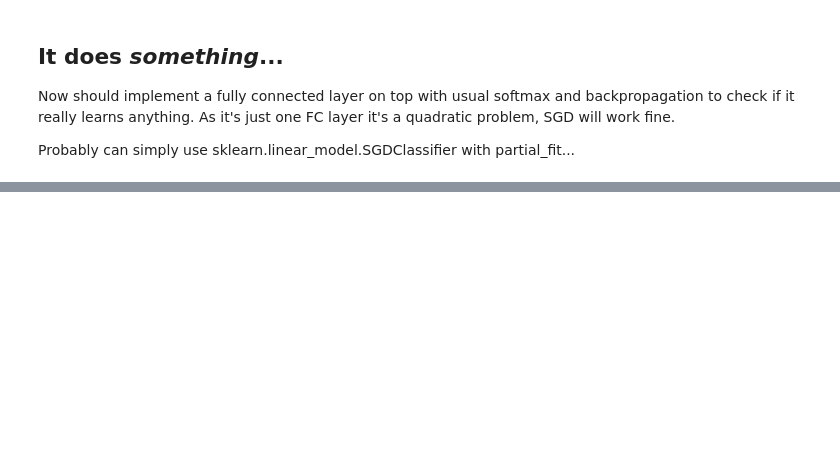
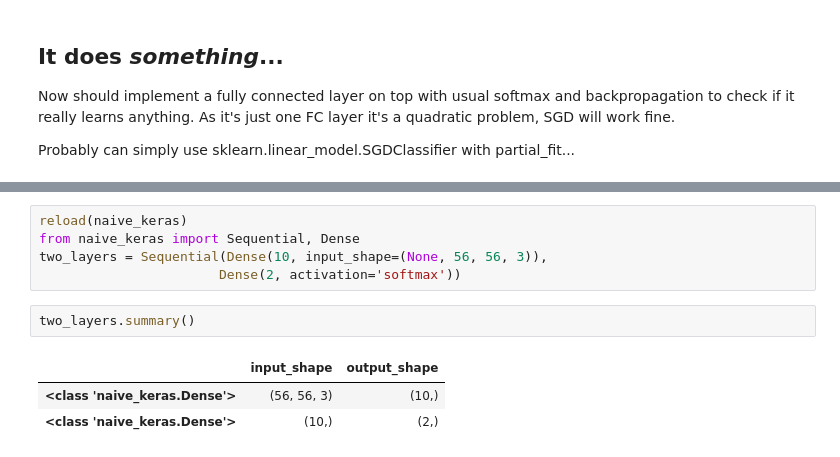
Before and after one commit to mspinaci/deep-learning-examples, a Jupyter notebook: Try without Keras.ipynb, the cells around one changed output, grey strips where cells are left out. Cells and saved outputs as stored; diff of their text form; blank space fills up the shorter version.

```diff
--- a/Try without Keras.ipynb
+++ b/Try without Keras.ipynb
@@ -125,0 +169,11 @@ Probably can simply use sklearn.linear_model.SGDClassifier with partial_fit...
+# %%
+reload(naive_keras)
+from naive_keras import Sequential, Dense
+two_layers = Sequential(Dense(10, input_shape=(None, 56, 56, 3)),
+                       Dense(2, activation='softmax'))
+# %%
+two_layers.summary()
+# %% [output]
+|  | input_shape | output_shape |
+| <class 'naive_keras.Dense'> | (56, 56, 3) | (10,) |
+| <class 'naive_keras.Dense'> | (10,) | (2,) |
```
Also changed, not shown: parts of 23 cells of this notebook, 1 other file.
